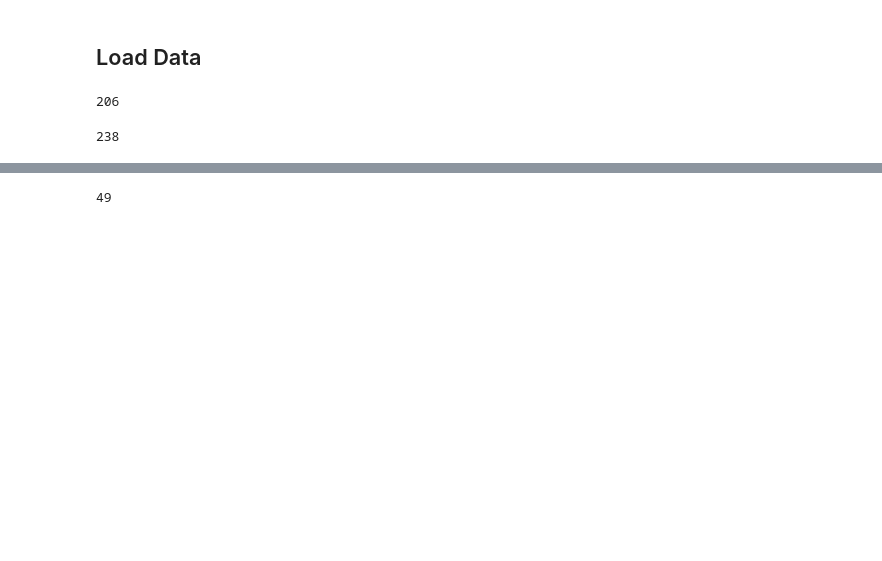
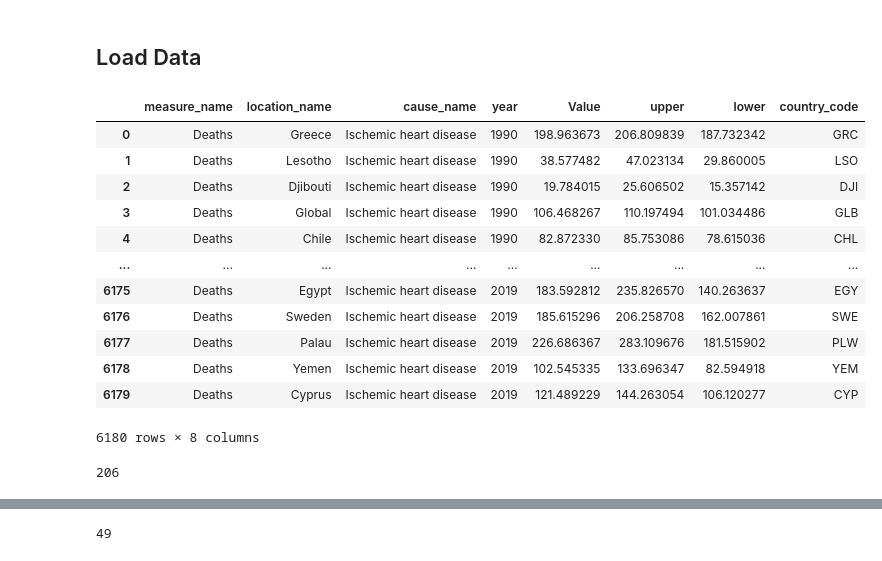
Before and after one commit to sykoravojtech/IHD_germany_2024, a Jupyter notebook: exp/exp_NNT_003_BubblePlot.ipynb, the cells around one changed output, grey strips where cells are left out. Drawn from its saved outputs; the diff is of its cells as text; code cells hidden in the pictures; blank space fills up the shorter version.

```diff
--- a/exp/exp_NNT_003_BubblePlot.ipynb
+++ b/exp/exp_NNT_003_BubblePlot.ipynb
@@ -34,5 +37,20 @@ VALUE_COLUMN_NAME = 'val'
 # %%
 df = pd.read_csv(cvd_data_path)
 df = df[df.measure_name=='Deaths']
 df['country_code'] = df['location_name'].map(get_iso3_gbd)
+df
+# %% [output]
+|  | measure_name | location_name | cause_name | year | Value | upper | lower | country_code |
+| 0 | Deaths | Greece | Ischemic heart disease | 1990 | 198.963673 | 206.809839 | 187.732342 | GRC |
+| 1 | Deaths | Lesotho | Ischemic heart disease | 1990 | 38.577482 | 47.023134 | 29.860005 | LSO |
+| 2 | Deaths | Djibouti | Ischemic heart disease | 1990 | 19.784015 | 25.606502 | 15.357142 | DJI |
+| 3 | Deaths | Global | Ischemic heart disease | 1990 | 106.468267 | 110.197494 | 101.034486 | GLB |
+| 4 | Deaths | Chile | Ischemic heart disease | 1990 | 82.872330 | 85.753086 | 78.615036 | CHL |
+| ... | ... | ... | ... | ... | ... | ... | ... | ... |
+| 6175 | Deaths | Egypt | Ischemic heart disease | 2019 | 183.592812 | 235.826570 | 140.263637 | EGY |
+| 6176 | Deaths | Sweden | Ischemic heart disease | 2019 | 185.615296 | 206.258708 | 162.007861 | SWE |
+| 6177 | Deaths | Palau | Ischemic heart disease | 2019 | 226.686367 | 283.109676 | 181.515902 | PLW |
+| 6178 | Deaths | Yemen | Ischemic heart disease | 2019 | 102.545335 | 133.696347 | 82.594918 | YEM |
+| 6179 | Deaths | Cyprus | Ischemic heart disease | 2019 | 121.489229 | 144.263054 | 106.120277 | CYP |
+6180 rows × 8 columns
 # %%
@@ -53,4 +62,0 @@ health_df = health_df.dropna()
-# %%
-health_df.dropna()['Country Code'].nunique()
-# %% [output]
-238
```
Also changed, not shown: parts of 8 cells of this notebook, 19 other files.
